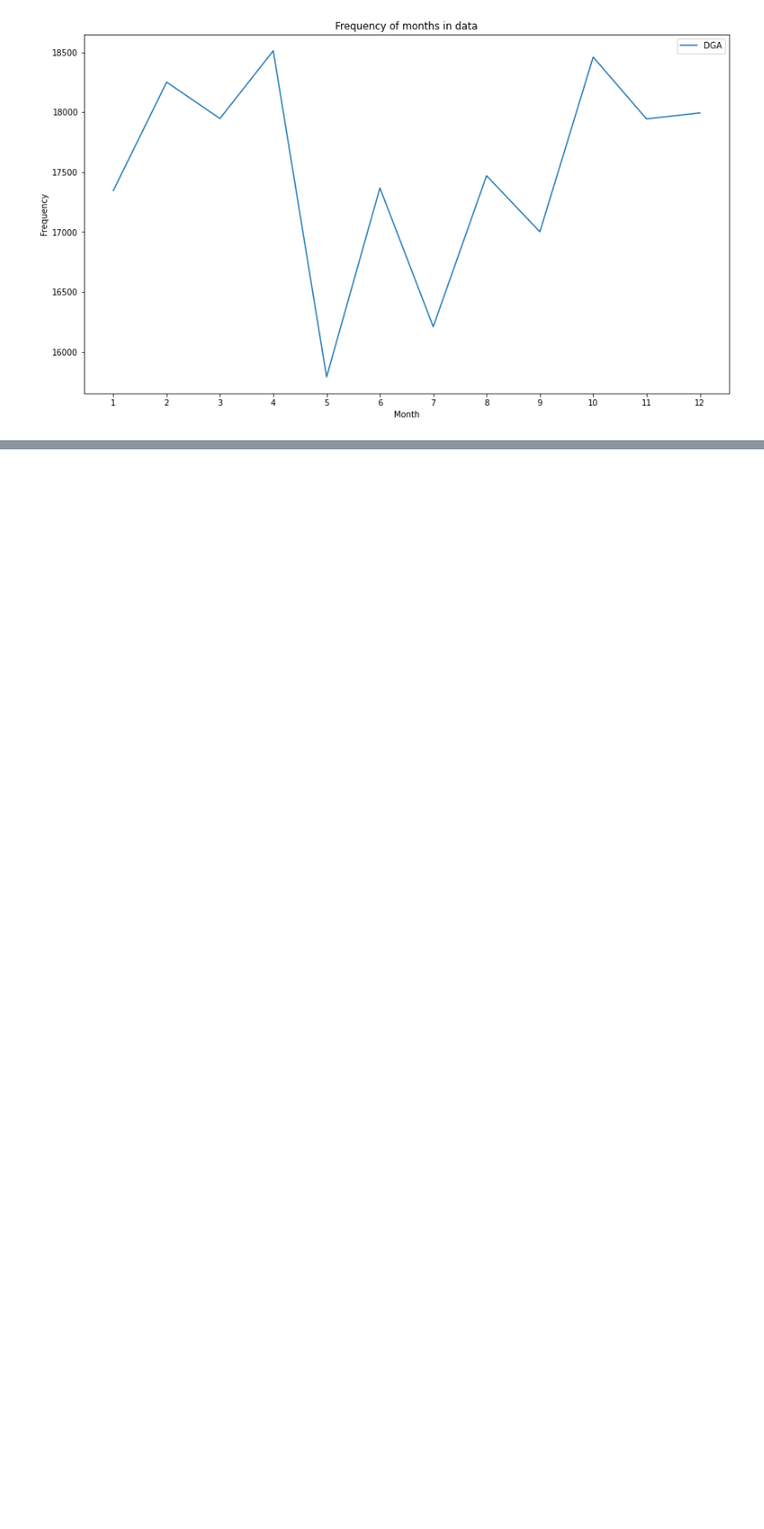
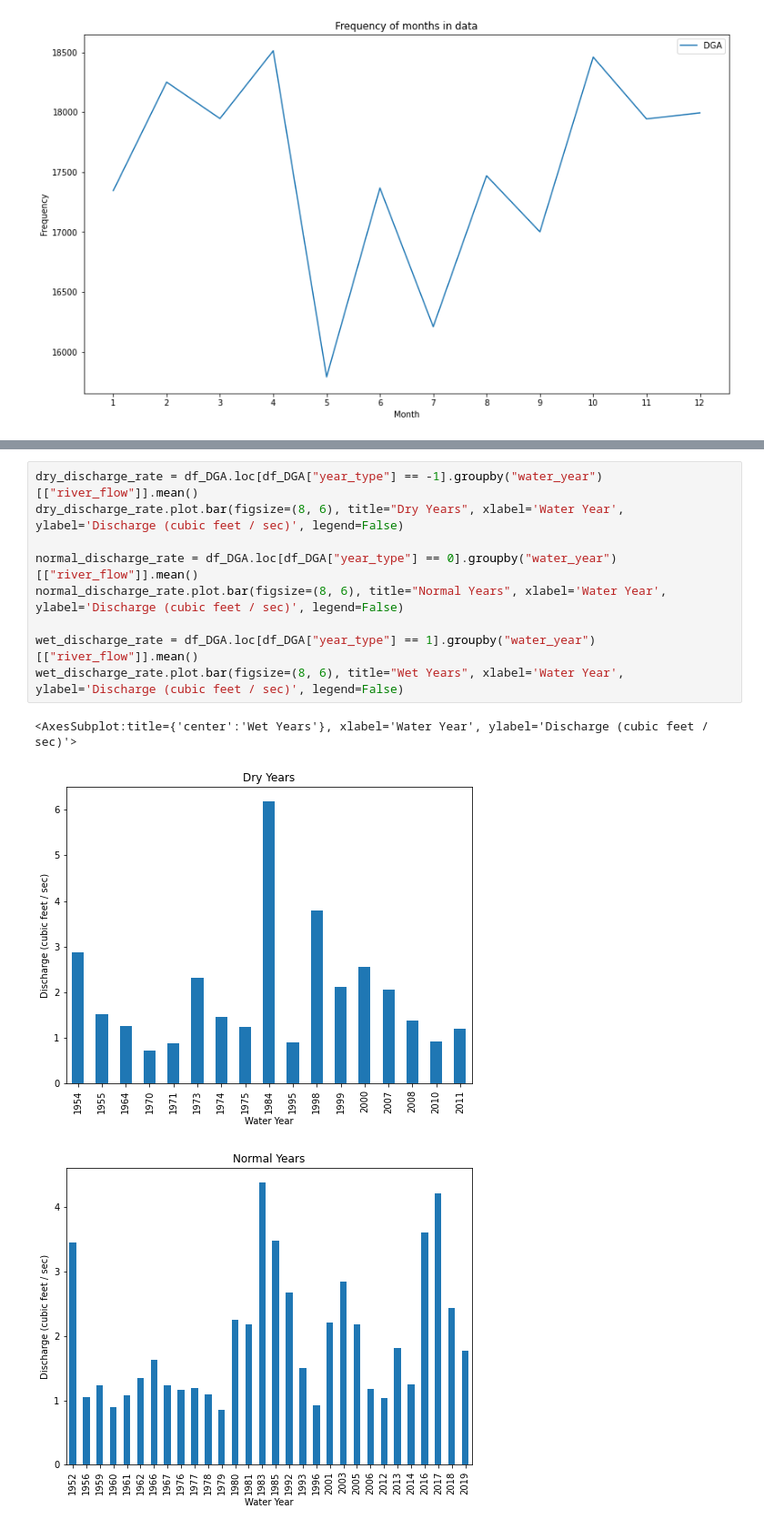
Before and after one commit to DanielPerezJensen/flow-forecasting, a Jupyter notebook: notebooks/eda.ipynb, the cells around one changed output, grey strips where cells are left out. Shown: that part at 91% size. Drawn from its saved outputs; the diff is of its cells as text; blank space fills up the shorter version.

```diff
--- a/notebooks/eda.ipynb
+++ b/notebooks/eda.ipynb
@@ -197,0 +76,13 @@ plot_data_density([df_DGA], ["DGA"])
+# %%
+dry_discharge_rate = df_DGA.loc[df_DGA["year_type"] == -1].groupby("water_year")[["river_flow"]].mean()
+dry_discharge_rate.plot.bar(figsize=(8, 6), title="Dry Years", xlabel='Water Year', ylabel='Discharge (cubic feet / sec)', legend=False)
+
+normal_discharge_rate = df_DGA.loc[df_DGA["year_type"] == 0].groupby("water_year")[["river_flow"]].mean()
+normal_discharge_rate.plot.bar(figsize=(8, 6), title="Normal Years", xlabel='Water Year', ylabel='Discharge (cubic feet / sec)', legend=False)
+
+wet_discharge_rate = df_DGA.loc[df_DGA["year_type"] == 1].groupby("water_year")[["river_flow"]].mean()
+wet_discharge_rate.plot.bar(figsize=(8, 6), title="Wet Years", xlabel='Water Year', ylabel='Discharge (cubic feet / sec)', legend=False)
+# %% [output]
+<AxesSubplot:title={'center':'Wet Years'}, xlabel='Water Year', ylabel='Discharge (cubic feet / sec)'>
+[figure, added]
+[figure, added]
```
Also changed, not shown: parts of 17 cells of this notebook, 1 other file.
